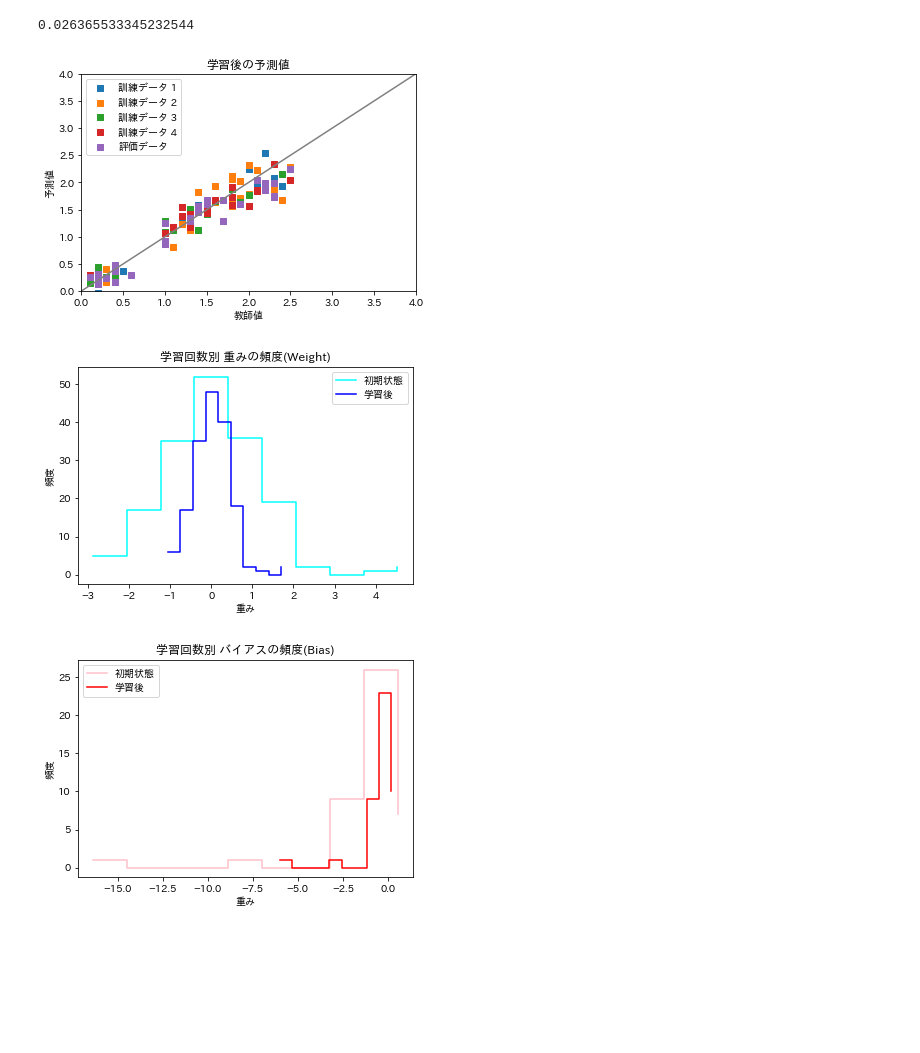
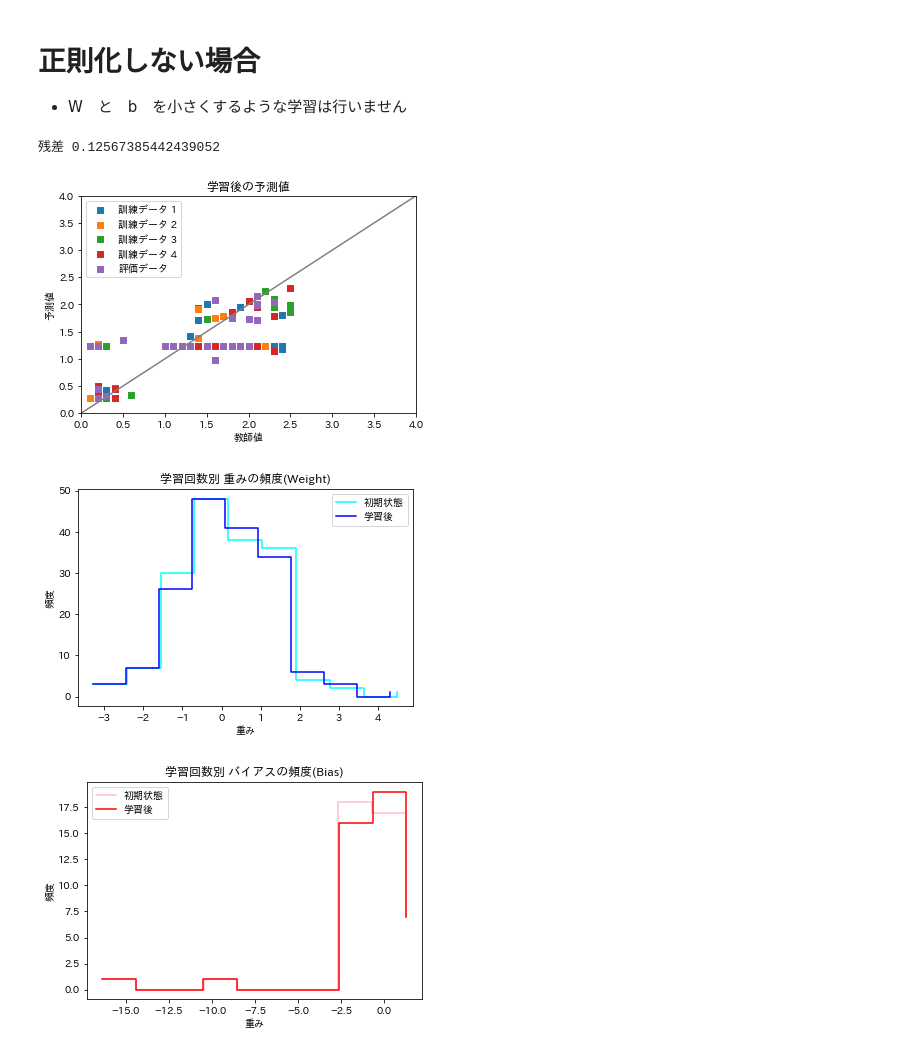
Before and after one commit to kagyuu/ai-chan, a Jupyter notebook: notes/weight_decay.ipynb, the cells around one changed output. Drawn from its saved outputs; the diff is of its cells as text; code cells hidden in the pictures; blank space fills up the shorter version.

```diff
--- a/notes/weight_decay.ipynb
+++ b/notes/weight_decay.ipynb
@@ -22,68 +82,29 @@ d_vals = np.array([x[3] for x in iris.data])
+# %% [markdown]
+# 正則化しない場合
+* W　と　b　を小さくするような学習は行いません
 # %%
 net = nnet.SimpleNet()
 
 # 入力データを(初期状態で)標準化スコアに変換する前処理層
 net.add_pre_layer(layer.Normalize(), x=x_vals.T, y=d_vals.T)
 
 # 中間層は 3,40
 net.add_mid_layer(3, 40)
 
 # 出力層は1つの値を出力
 net.add_out_layer(1)
 
 # 学習係数は 0.001固定 (呼び出し回数で減衰させるとうまく収束しない)
 # net.set_learning_rate(grad.Shrink(rate=0.01))
 
 # 正則化（重み減衰)
 # net.set_weight_decay(weight.L1Decay())
-net.set_weight_decay(weight.L2Decay())
+# net.set_weight_decay(weight.L2Decay())
 # net.set_weight_decay(weight.LmaxDecay())
 
-trainer = train.NetTrainer(net, x_vals.T, d_vals.T)
-
-trainer.train(10000)
+train_and_show_chart(net)
 # %% [output]
-0.026365533345232544
+残差 0.12567385442439052
+[figure, added]
+[figure, added]
+[figure, added]
-# %%
-d_train, y_train, d_eval, y_eval = trainer.eval()
-
-plt.figure()
-plt.title("学習後の予測値")
-plt.xlabel("教師値")
-plt.ylabel("予測値")
-plt.xlim(0.0, max(4.0, np.max(d_train), np.max(d_eval)))
-plt.ylim(0.0, max(4.0, np.max(y_train), np.max(y_eval)))
-
-for dataset in range(0, len(d_train)):
-    plt.scatter(d_train[dataset].T, y_train[dataset].T, marker="s", label="訓練データ {}".format(dataset+1))
-
-plt.scatter(d_eval.T, y_eval.T, marker="s", label="評価データ")
-
-x = np.arange(-10,10,0.1)
-plt.plot(x, x, color="gray")
-plt.legend()
-plt.show()
-# %% [output]
-[figure, removed]
-# %%
-plt.figure()
-plt.title("学習回数別 重みの頻度(Weight)")
-plt.xlabel("重み")
-plt.ylabel("頻度")
-plt.step(trainer.edge_w_start[:-1], trainer.hist_w_start, where='post', color="cyan", label="初期状態")
-plt.step(trainer.edge_w_finish[:-1], trainer.hist_w_finish, where='post', color="blue", label="学習後")
-plt.legend()
-plt.show()
-# %% [output]
-[figure, removed]
-# %%
-plt.figure()
-plt.title("学習回数別 バイアスの頻度(Bias)")
-plt.xlabel("重み")
-plt.ylabel("頻度")
-plt.step(trainer.edge_b_start[:-1], trainer.hist_b_start, where='post', color="pink", label="初期状態")
-plt.step(trainer.edge_b_finish[:-1], trainer.hist_b_finish, where='post', color="red", label="学習後")
-plt.legend()
-plt.show()
-# %% [output]
-[figure, removed]
```
Also changed, not shown: parts of 8 cells of this notebook, 3 other files.
